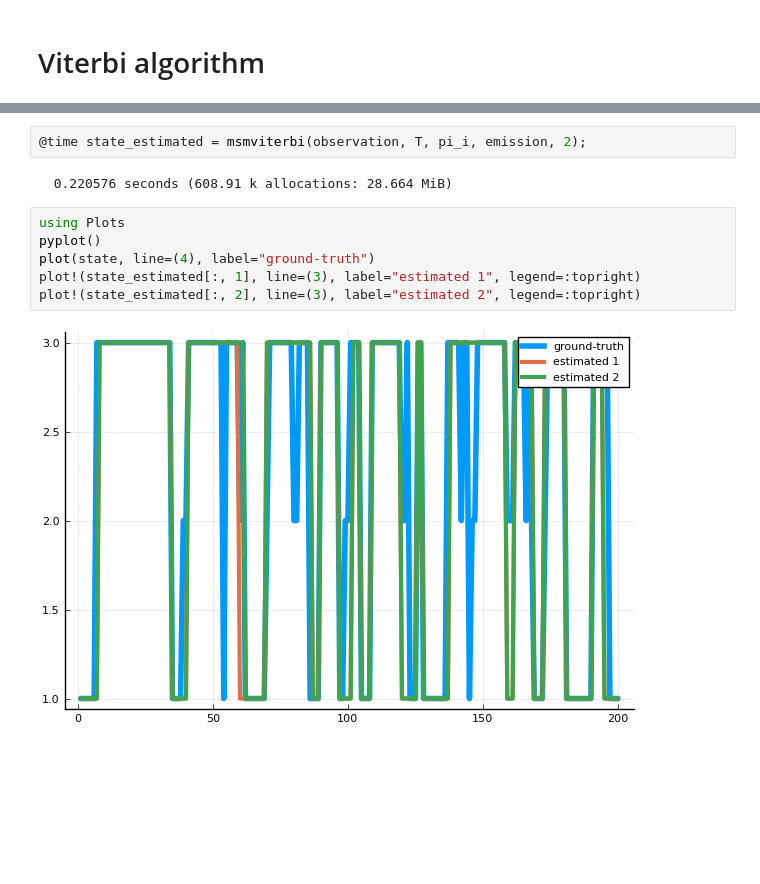
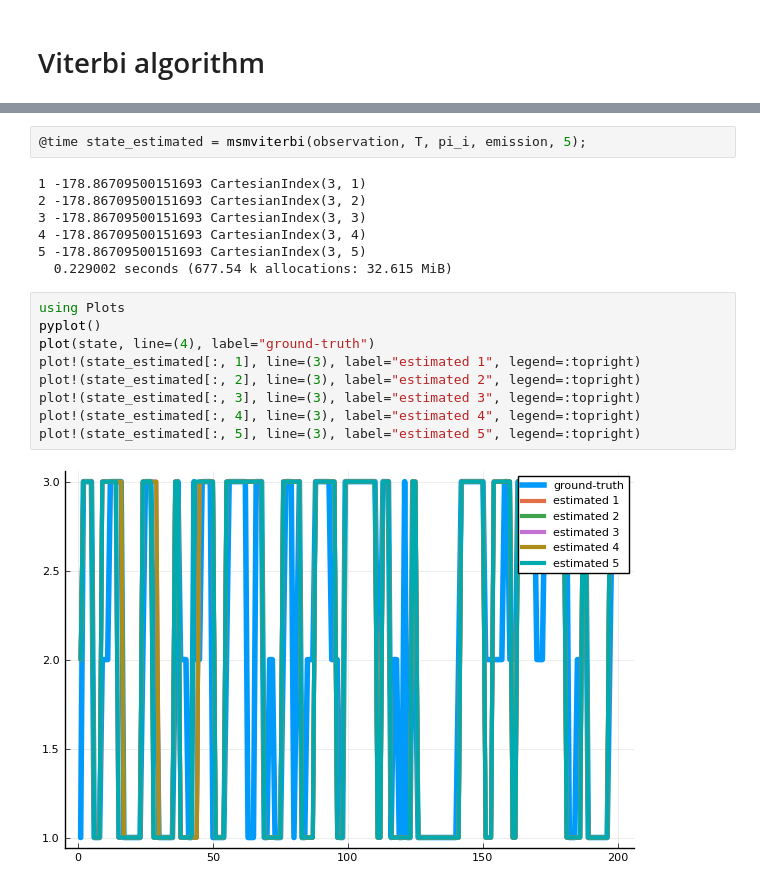
Before and after one commit to matsunagalab/MDToolbox.jl, a Jupyter notebook: notebook/oogane_test.ipynb, the cells around one changed output, grey strips where cells are left out. Drawn from its saved outputs; the diff is of its cells as text; blank space fills up the shorter version.

```diff
--- a/notebook/oogane_test.ipynb
+++ b/notebook/oogane_test.ipynb
@@ -98,14 +99,22 @@ end
 # %% [output]
 msmviterbi (generic function with 2 methods)
 # %%
-@time state_estimated = msmviterbi(observation, T, pi_i, emission, 2);
+@time state_estimated = msmviterbi(observation, T, pi_i, emission, 5);
 # %% [output]
-  0.220576 seconds (608.91 k allocations: 28.664 MiB)
+1 -178.86709500151693 CartesianIndex(3, 1)
+2 -178.86709500151693 CartesianIndex(3, 2)
+3 -178.86709500151693 CartesianIndex(3, 3)
+4 -178.86709500151693 CartesianIndex(3, 4)
+5 -178.86709500151693 CartesianIndex(3, 5)
+  0.229002 seconds (677.54 k allocations: 32.615 MiB)
 # %%
 using Plots
 pyplot()
 plot(state, line=(4), label="ground-truth")
 plot!(state_estimated[:, 1], line=(3), label="estimated 1", legend=:topright)
 plot!(state_estimated[:, 2], line=(3), label="estimated 2", legend=:topright)
+plot!(state_estimated[:, 3], line=(3), label="estimated 3", legend=:topright)
+plot!(state_estimated[:, 4], line=(3), label="estimated 4", legend=:topright)
+plot!(state_estimated[:, 5], line=(3), label="estimated 5", legend=:topright)
 # %% [output]
-[figure, old version]
+[figure, new version]
```
Also changed, not shown: parts of 2 cells of this notebook.
